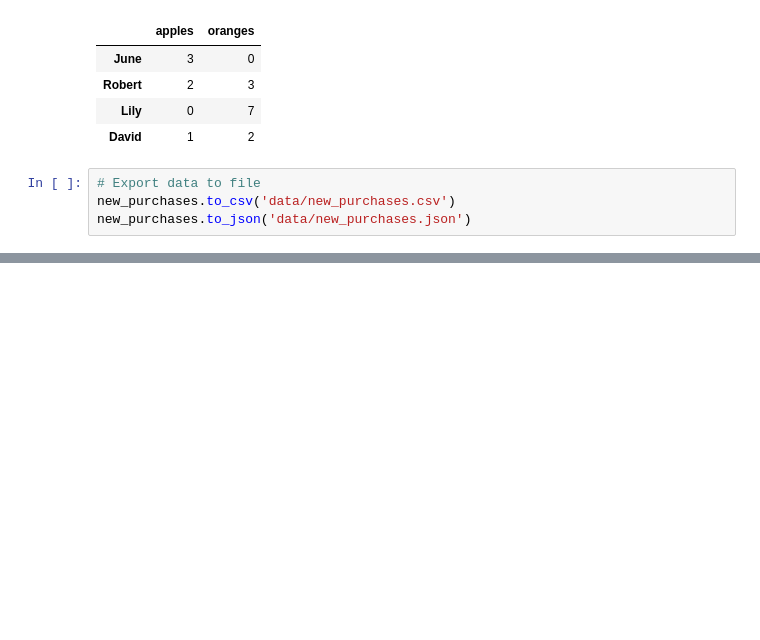
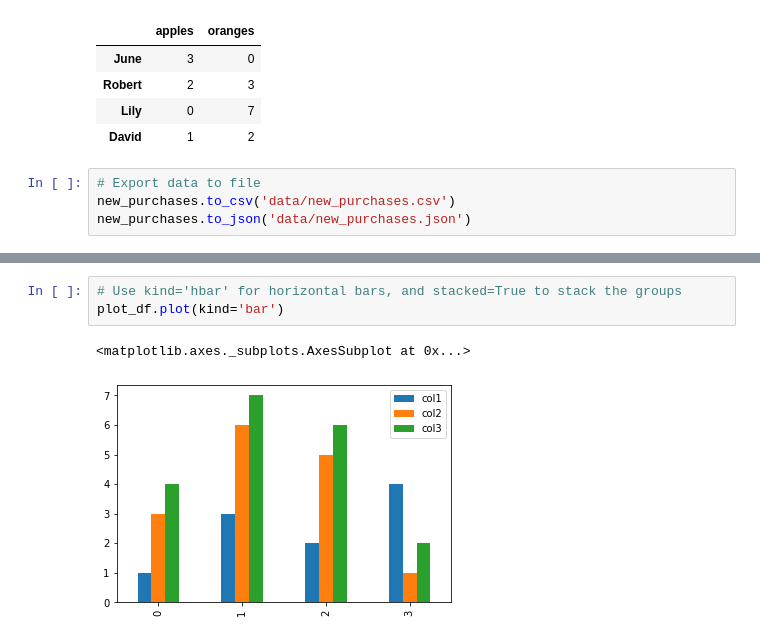
Before and after one commit to terence/jupyter, a Jupyter notebook: pandas1.ipynb, the cells around one changed output, grey strips where cells are left out. Drawn from its saved outputs; the diff is of its cells as text; blank space fills up the shorter version.

```diff
--- a/pandas1.ipynb
+++ b/pandas1.ipynb
@@ -44,0 +114,6 @@ new_purchases.to_json('data/new_purchases.json')
+# %%
+# Use kind='hbar' for horizontal bars, and stacked=True to stack the groups
+plot_df.plot(kind='bar')
+# %% [output]
+<matplotlib.axes._subplots.AxesSubplot at 0x...>
+[figure, added]
```
Also changed, not shown: parts of 9 cells of this notebook.
